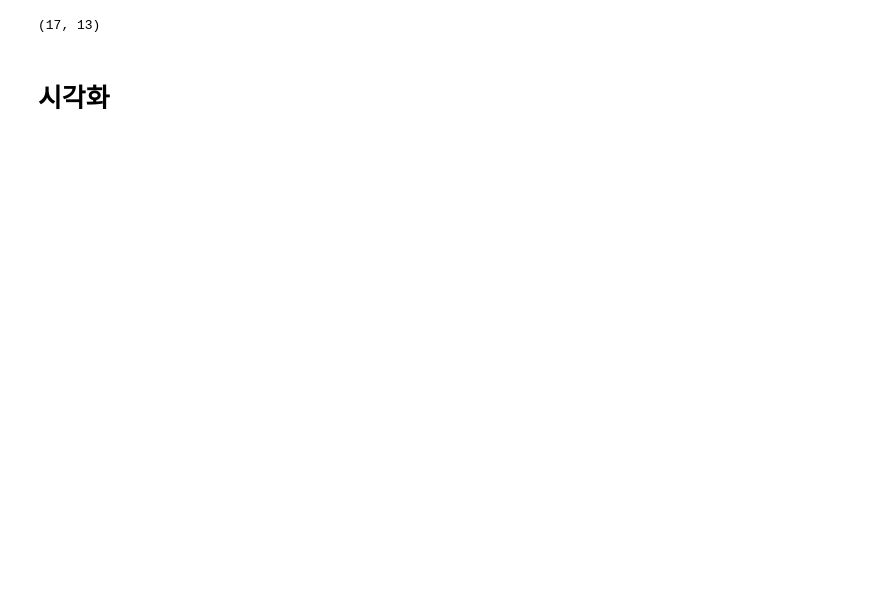
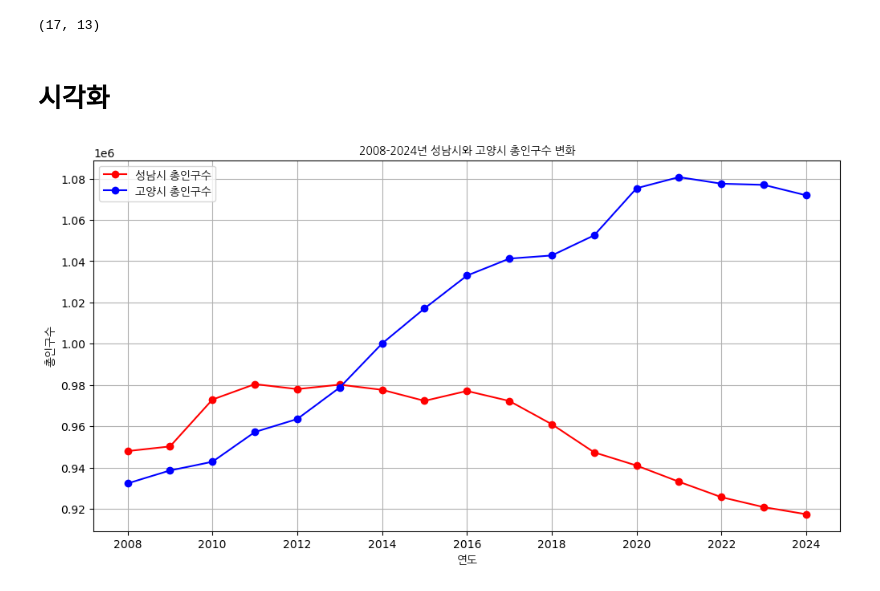
Before and after one commit to SnapishAgent/Ilsan-Investment-Insight, a Jupyter notebook: 일자리/고용실업률/employ_data.ipynb, the cells around one changed output. Drawn from its saved outputs; the diff is of its cells as text; code cells hidden in the pictures; blank space fills up the shorter version.

```diff
--- a/일자리/고용실업률/employ_data.ipynb
+++ b/일자리/고용실업률/employ_data.ipynb
@@ -316,3 +320,36 @@ display(df_goyang_grouped.shape)
 (17, 13)
 # %% [markdown]
 # 시각화
+# %%
+import matplotlib.pyplot as plt
+from matplotlib.font_manager import FontProperties
+
+fontprop = FontProperties(fname='NanumGothic.ttf')
+
+# 연도별 성남시와 고양시 총인구수 그래프
+plt.figure(figsize=(12, 6))
+
+# 성남시 총인구수 그래프
+plt.plot(total_population_df['연도'], total_population_df['성남시 총인구수'], marker='o', label='성남시 총인구수', color='red')
+
+# 고양시 총인구수 그래프
+plt.plot(total_population_df['연도'], total_population_df['고양시 총인구수'], marker='o', label='고양시 총인구수', color='blue')
+
+# 그래프 제목 및 축 레이블 설정
+plt.title('2008-2024년 성남시와 고양시 총인구수 변화', fontproperties=fontprop)
+plt.xlabel('연도', fontproperties=fontprop)
+plt.ylabel('총인구수', fontproperties=fontprop)
+
+# x축 눈금 설정
+plt.xticks(total_population_df['연도'][::2], rotation=0)
+
+# 범례 설정
+plt.legend(prop=fontprop, fontsize=24)
+
+# 그리드 설정
+plt.grid(True)
+
+# 그래프 표시
+plt.show()
+# %% [output]
+[figure, added]
```
Also changed, not shown: parts of 6 cells of this notebook.
